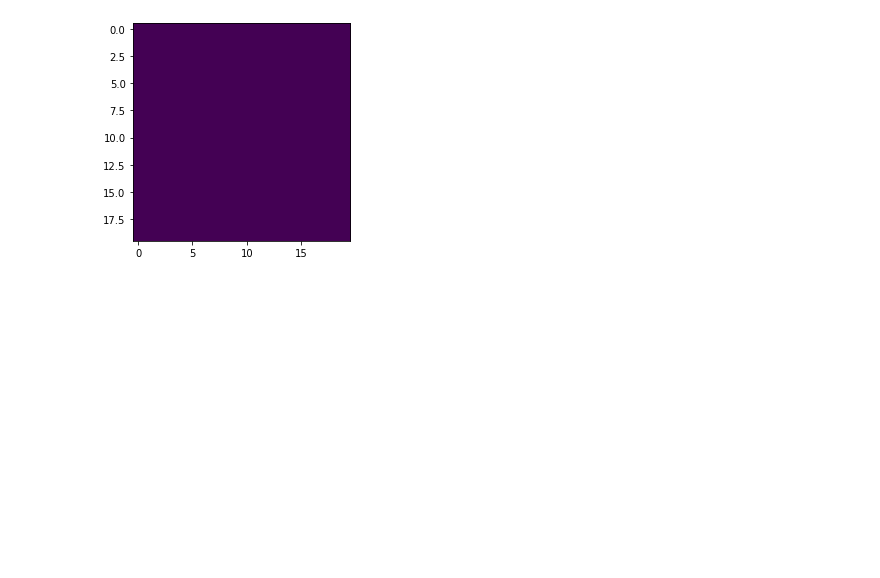
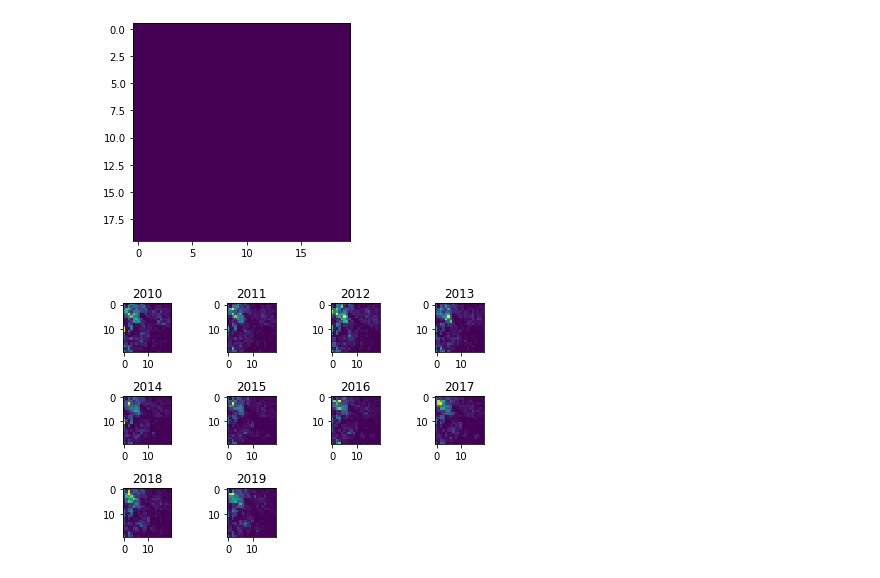
Before and after one commit to Esmidth/CCS_TA_implement, a Jupyter notebook: test.ipynb, the cells around one changed output. Drawn from its saved outputs; the diff is of its cells as text; code cells hidden in the pictures; blank space fills up the shorter version.

```diff
--- a/test.ipynb
+++ b/test.ipynb
@@ -41,3 +72,23 @@ for i in range(res):
+# %%
+date_df_list = []
+for i in range(10):
+    sub_df = generate_date_dataframe((2010+i,2011+i),df)
+    date_df_list.append(sub_df)
+
+pic_list = []
+for date_df in date_df_list:
+    pic = draw_rat_heatmap(lat_range,log_range,date_df,20)
+    pic_list.append(pic)
+
+for i,pic in enumerate(pic_list):
+    # plt.figure(figsize=(16,16))
+    plt.subplot(3,4,i+1)
+    plt.imshow(pic)
+    plt.title(str(2010+i))
+plt.tight_layout()
+plt.show()
+# %% [output]
+[figure, added]
 # %%
 plt.imshow(pic)
 plt.show()
```
Also changed, not shown: parts of 7 cells of this notebook.
